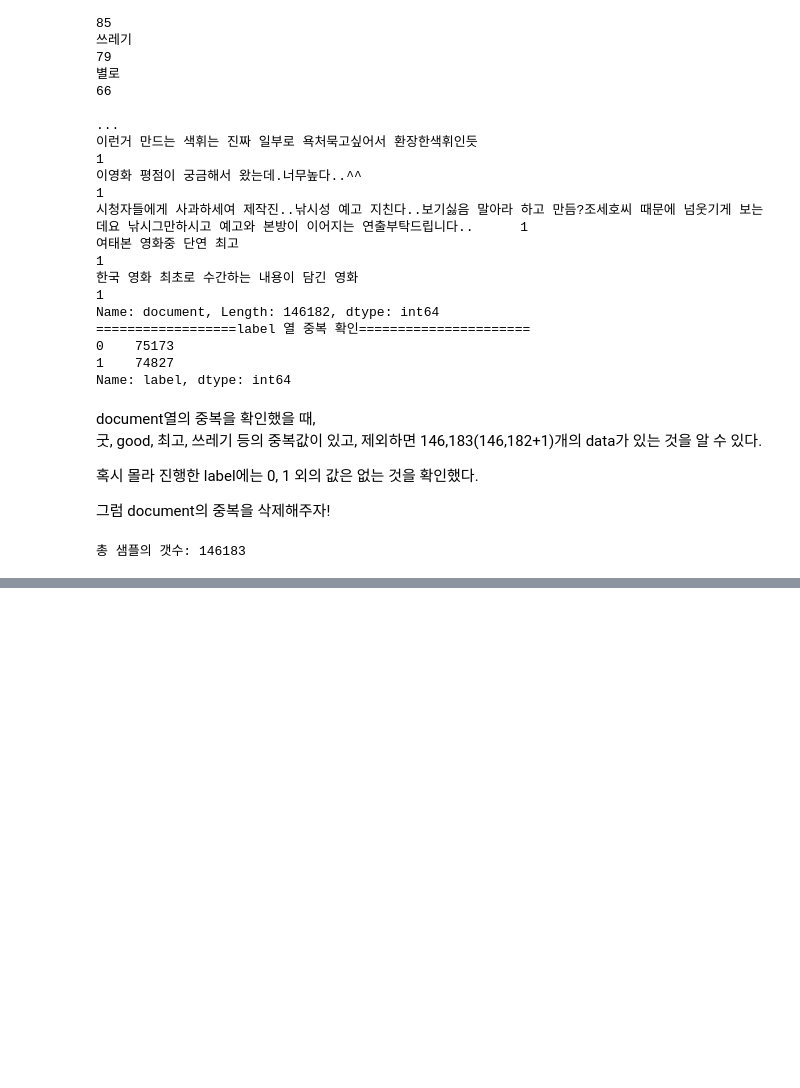
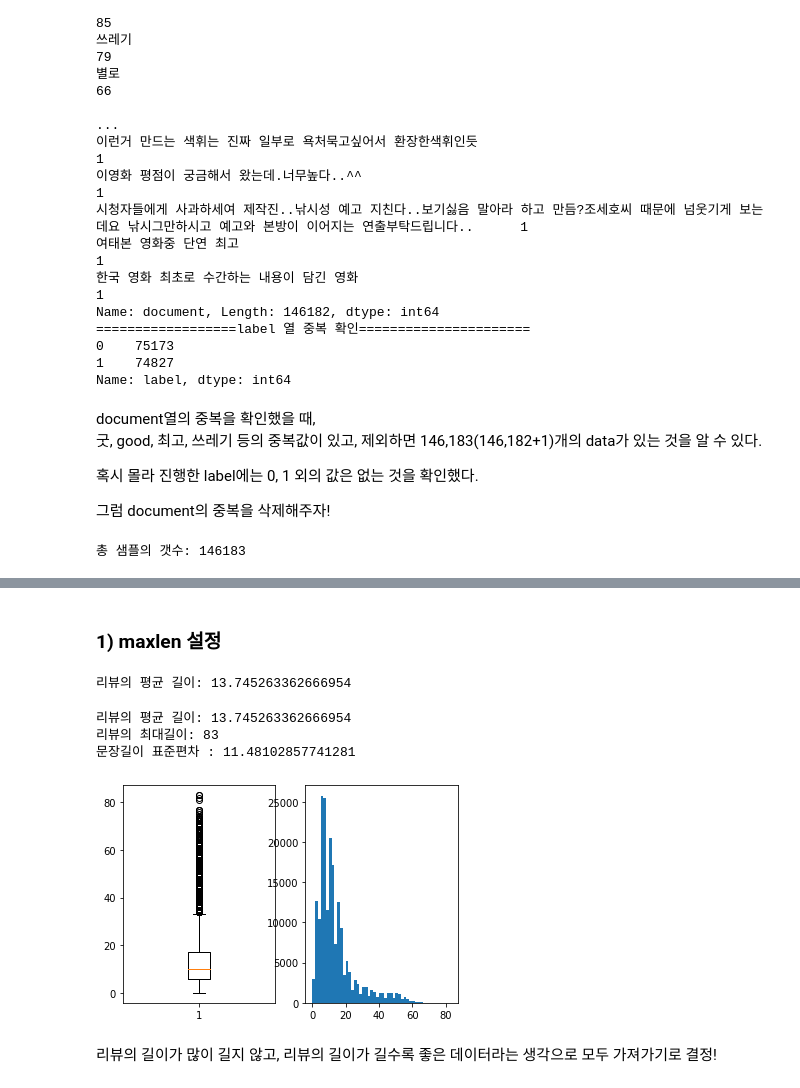
Before and after one commit to Chabbbbbo/EXPLORATION, a Jupyter notebook: EX-9/[EX-09]Sentiment Analysis of Naver Movie Review.ipynb, the cells around one changed output, grey strips where cells are left out. Drawn from its saved outputs; the diff is of its cells as text; code cells hidden in the pictures; blank space fills up the shorter version.

```diff
--- a/EX-9/[EX-09]Sentiment Analysis of Naver Movie Review.ipynb
+++ b/EX-9/[EX-09]Sentiment Analysis of Naver Movie Review.ipynb
@@ -158,0 +178,5 @@ print('총 샘플의 갯수:', len(train_data))
+# %%
+# Null 값 샘플 제거
+train_data = train_data.dropna()
+#null 값 제거 확인
+print(train_data.isnull().sum())
@@ -158,0 +278,28 @@ print('총 샘플의 갯수:', len(train_data))
+# %% [markdown]
+### 1) maxlen 설정
+# %%
+total_data_list = X_train + X_test
+
+num_sentence = [len(data_list) for data_list in total_data_list]
+num_sentence = np.array(num_sentence)
+
+print('리뷰의 평균 길이: {}'.format(np.mean(num_sentence)))
+# %% [output]
+리뷰의 평균 길이: 13.745263362666954
+# %%
+print('리뷰의 평균 길이: {}'.format(np.mean(num_sentence)))
+print('리뷰의 최대길이: {}'.format(np.max(num_sentence)))
+print('문장길이 표준편차 : {} '.format(np.std(num_sentence)))
+
+plt.subplot(1,2,1)
+plt.boxplot(num_sentence)
+plt.subplot(1,2,2)
+plt.hist(num_sentence, bins=50)
+plt.show()
+# %% [output]
+리뷰의 평균 길이: 13.745263362666954
+리뷰의 최대길이: 83
+문장길이 표준편차 : 11.48102857741281
+[figure, added]
+# %% [markdown]
+리뷰의 길이가 많이 길지 않고, 리뷰의 길이가 길수록 좋은 데이터라는 생각으로 모두 가져가기로 결정!
```
Also changed, not shown: parts of 80 cells of this notebook.
